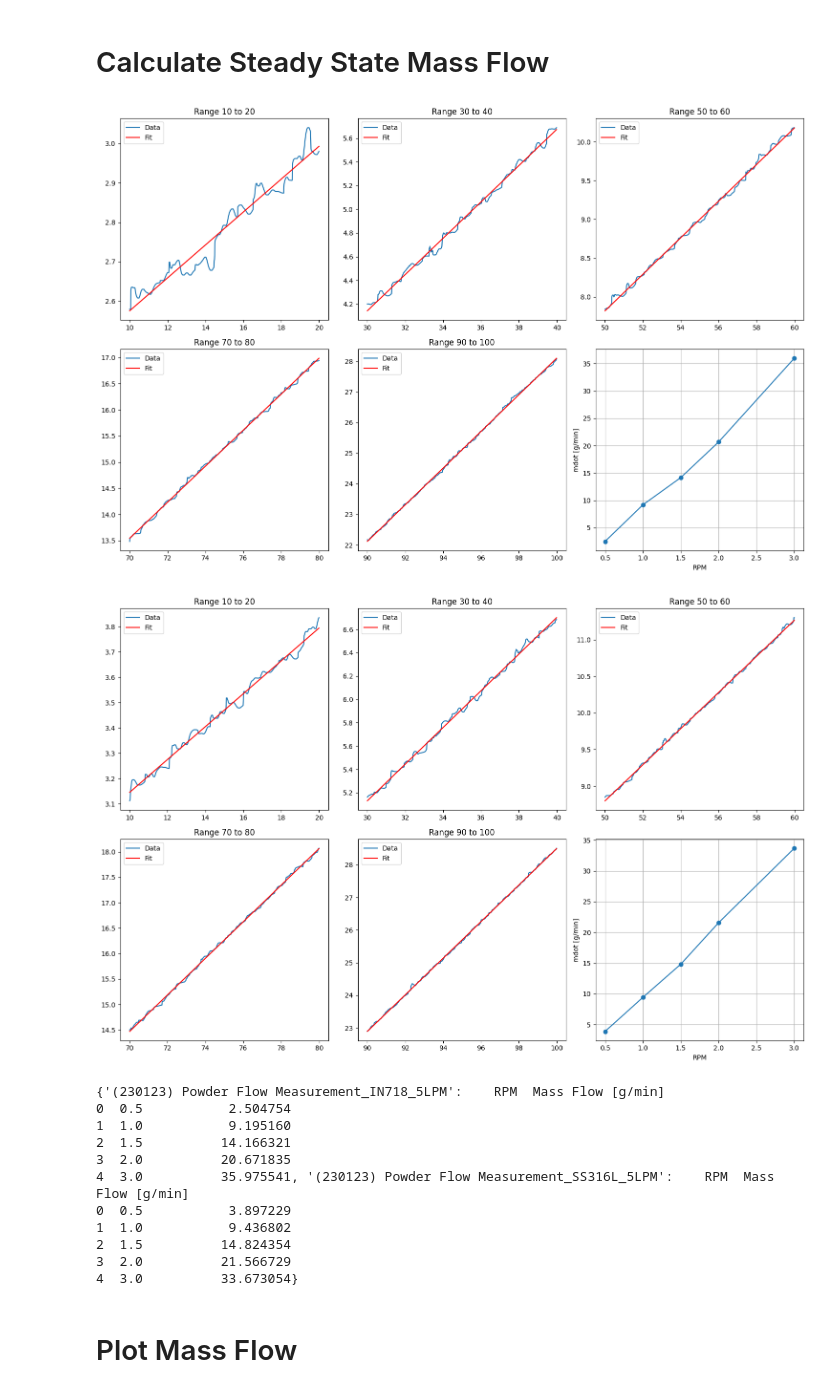
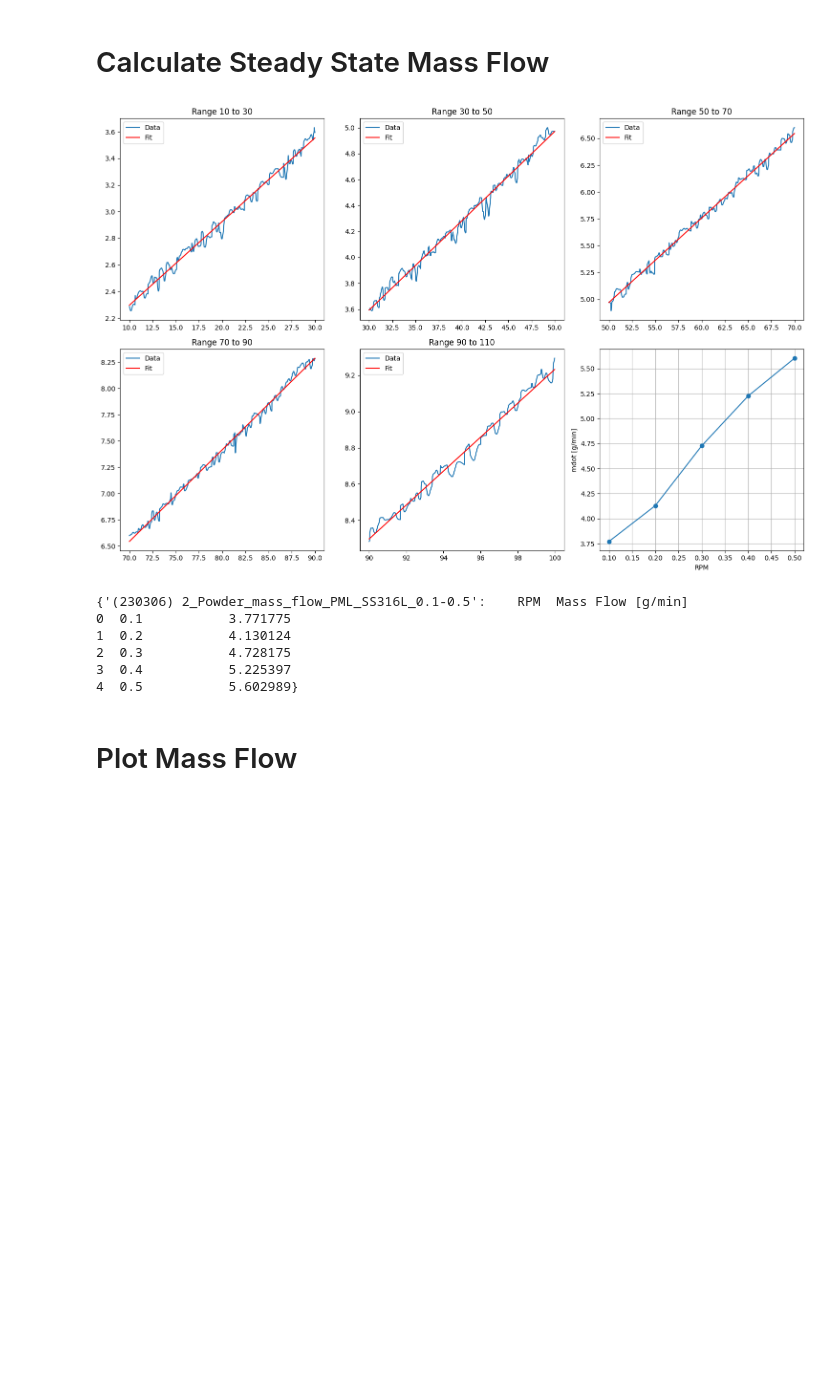
Before and after one commit to faithhr/arpi_powder_flow, a Jupyter notebook: powder_mass_flow.ipynb, the cells around one changed output. Cells and saved outputs as stored; diff of their text form; code cells hidden in the pictures; blank space fills up the shorter version.

```diff
--- a/powder_mass_flow.ipynb
+++ b/powder_mass_flow.ipynb
@@ -31,11 +31,11 @@ powder_functions = importlib.reload(powder_functions)
 # Range of RPMs and time steps must be equal
 
 # Folder name for exported files
-experimentID = "(230123) PML Nb 0.1-0.3RPM 5LPM"
+experimentID = "(230306) PML 316L Transient 5LPM"
 
 
 # List range of RPMs tested
-RPM = np.array([0.1, 0.2, 0.3])
+RPM = np.array([0.1, 0.2, 0.3, 0.4, 0.5])
 
 # See getMassFlow step
 """# Designate start and end times for RPM changes
@@ -63,15 +63,17 @@ for file in csv:
 # Clean Data
 # %%
 clean_data = {}
+clean_with_delay = {}
 delay = {}
 
 # Input an overestimate of the delay row index
 # Used to find largest change in initial values (experiment start)
-overestimate_delay = 1000
+overestimate_delay = 900
 
 for file in csv:
-    clean_data[file], delay[file] = cleanData(importData[file], overestimate_delay)
+    clean_data[file], clean_with_delay[file], delay[file] = cleanData(importData[file], overestimate_delay)
 
 print(clean_data)
+print(clean_with_delay)
 print(delay)
 # %% [output]
@@ -99,29 +100,23 @@ The delay is 4.315 sec
 # %%
 mass_flow = {}
 
 # Designate start and end times for RPM changes
 # Experiment start deposition, end deposition, time period at a single RPM
-start_time = np.arange(10, 70, 20)
-end_time = np.arange(20, 80, 20)
+start_time = np.arange(10, 110, 20)
+end_time = np.arange(30, 130, 20)
 
 for file in csv:
-    mass_flow[file] = getMassFlow(clean_data[file], RPM, start_time, end_time)
+    mass_flow[file] = getSteadyMassFlow(clean_data[file], RPM, start_time, end_time)
 
 print(mass_flow)
 # %% [output]
-[figure, old version]
+[figure, new version]
-[figure, removed]
-{'(230123) Powder Flow Measurement_IN718_5LPM':    RPM  Mass Flow [g/min]
-0  0.5           2.504754
-1  1.0           9.195160
-2  1.5          14.166321
-3  2.0          20.671835
-4  3.0          35.975541, '(230123) Powder Flow Measurement_SS316L_5LPM':    RPM  Mass Flow [g/min]
-0  0.5           3.897229
-1  1.0           9.436802
-2  1.5          14.824354
-3  2.0          21.566729
-4  3.0          33.673054}
+{'(230306) 2_Powder_mass_flow_PML_SS316L_0.1-0.5':    RPM  Mass Flow [g/min]
+0  0.1           3.771775
+1  0.2           4.130124
+2  0.3           4.728175
+3  0.4           5.225397
+4  0.5           5.602989}
 # %% [markdown]
 
 # Plot Mass Flow
```
Also changed, not shown: parts of 6 cells of this notebook, 39 other files.
